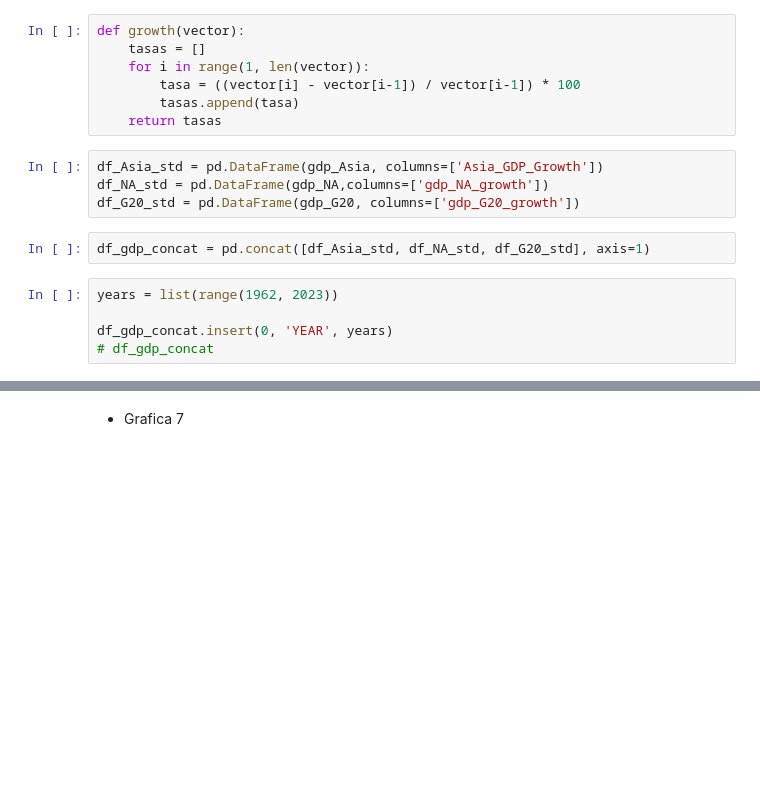
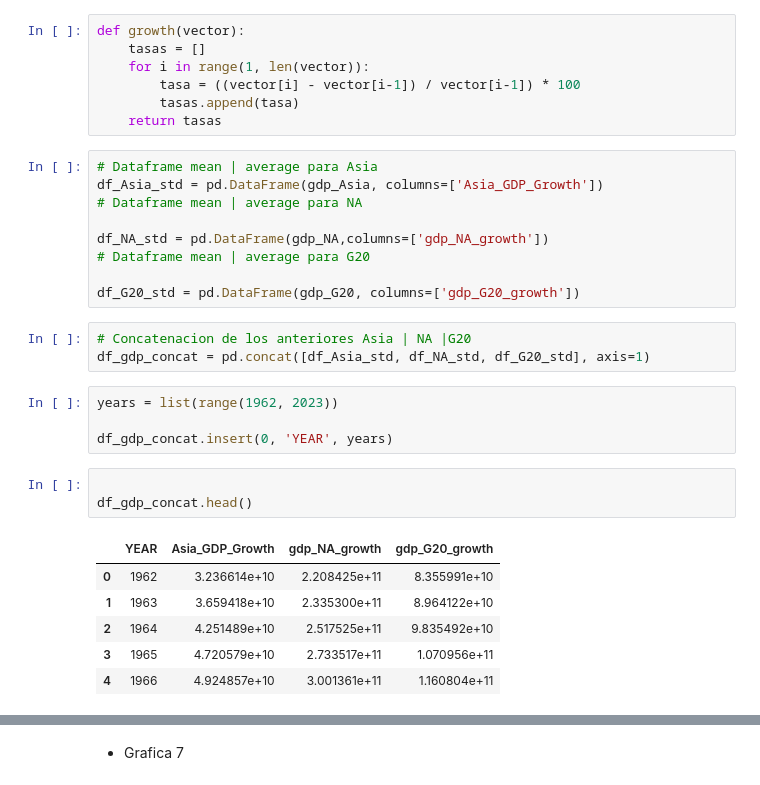
Before and after one commit to javiertejero1/Eda-Crisis_GDP, a Jupyter notebook: src/Notebooks/Clustering.ipynb, the cells around one changed output, grey strips where cells are left out. Saved outputs shown, nothing was run; the diff lists cells and outputs as text; blank space fills up the shorter version.

```diff
--- a/src/Notebooks/Clustering.ipynb
+++ b/src/Notebooks/Clustering.ipynb
@@ -429,13 +429,28 @@ def growth(vector):
         tasas.append(tasa)
     return tasas
 # %%
+# Dataframe mean | average para Asia
 df_Asia_std = pd.DataFrame(gdp_Asia, columns=['Asia_GDP_Growth'])
+# Dataframe mean | average para NA
+
 df_NA_std = pd.DataFrame(gdp_NA,columns=['gdp_NA_growth'])
+# Dataframe mean | average para G20
+
 df_G20_std = pd.DataFrame(gdp_G20, columns=['gdp_G20_growth'])
 # %%
+# Concatenacion de los anteriores Asia | NA |G20
 df_gdp_concat = pd.concat([df_Asia_std, df_NA_std, df_G20_std], axis=1)
 # %%
 years = list(range(1962, 2023))
 
 df_gdp_concat.insert(0, 'YEAR', years)
-# df_gdp_concat
+# %%
+
+df_gdp_concat.head()
+# %% [output]
+|  | YEAR | Asia_GDP_Growth | gdp_NA_growth | gdp_G20_growth |
+| 0 | 1962 | 3.236614e+10 | 2.208425e+11 | 8.355991e+10 |
+| 1 | 1963 | 3.659418e+10 | 2.335300e+11 | 8.964122e+10 |
+| 2 | 1964 | 4.251489e+10 | 2.517525e+11 | 9.835492e+10 |
+| 3 | 1965 | 4.720579e+10 | 2.733517e+11 | 1.070956e+11 |
+| 4 | 1966 | 4.924857e+10 | 3.001361e+11 | 1.160804e+11 |
```
Also changed, not shown: parts of 4 cells of this notebook.
